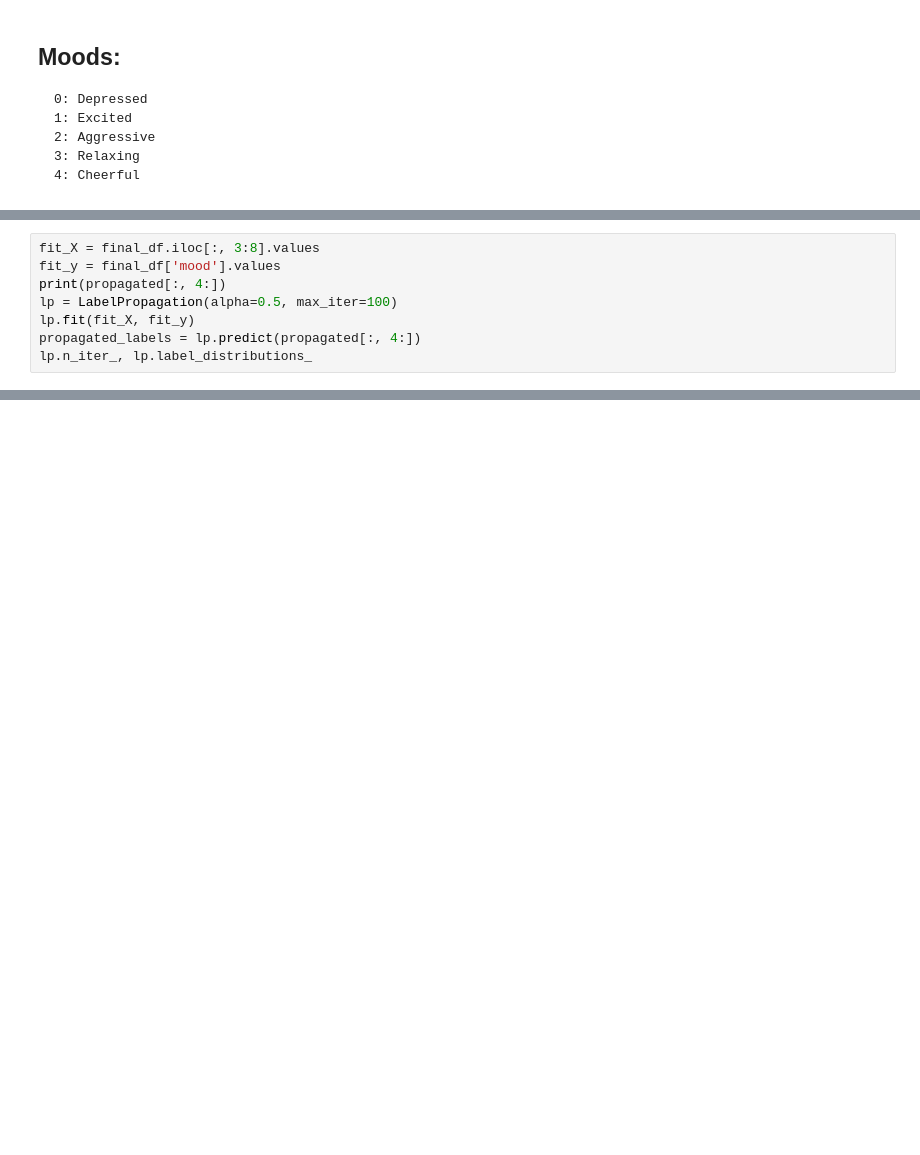
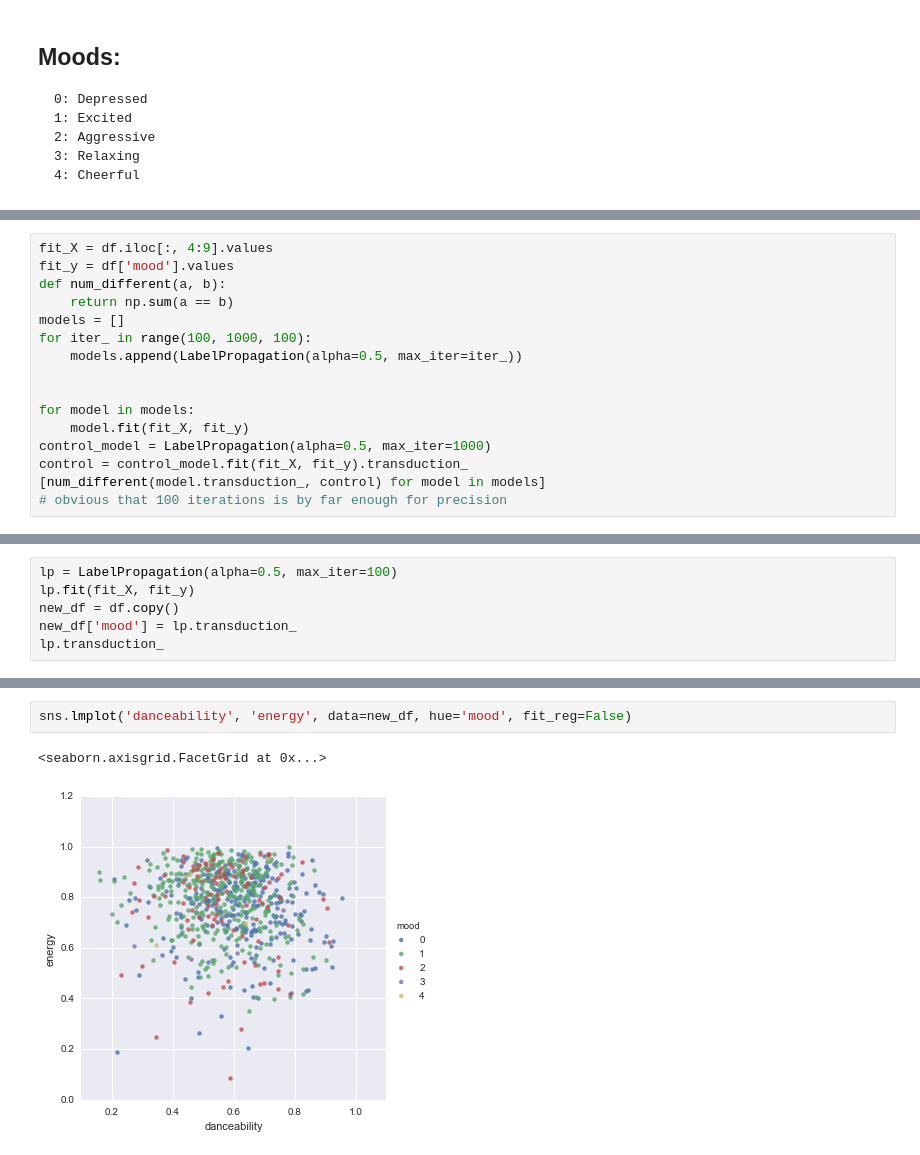
Before and after one commit to chaseWilliams/moodify, a Jupyter notebook: semisup.ipynb, the cells around one changed output, grey strips where cells are left out. Saved outputs shown, nothing was run; the diff lists cells and outputs as text; blank space fills up the shorter version.

```diff
--- a/semisup.ipynb
+++ b/semisup.ipynb
@@ -67,0 +45,16 @@ final_df.to_csv('labeled.csv')
+# %%
+fit_X = df.iloc[:, 4:9].values
+fit_y = df['mood'].values
+def num_different(a, b):
+    return np.sum(a == b)
+models = []
+for iter_ in range(100, 1000, 100):
+    models.append(LabelPropagation(alpha=0.5, max_iter=iter_))
+
+
+for model in models:
+    model.fit(fit_X, fit_y)
+control_model = LabelPropagation(alpha=0.5, max_iter=1000)
+control = control_model.fit(fit_X, fit_y).transduction_
+[num_different(model.transduction_, control) for model in models]
+# obvious that 100 iterations is by far enough for precision
@@ -68,9 +63,7 @@ final_df.to_csv('labeled.csv')
 # %%
-fit_X = final_df.iloc[:, 3:8].values
-fit_y = final_df['mood'].values
-print(propagated[:, 4:])
 lp = LabelPropagation(alpha=0.5, max_iter=100)
 lp.fit(fit_X, fit_y)
-propagated_labels = lp.predict(propagated[:, 4:])
-lp.n_iter_, lp.label_distributions_
+new_df = df.copy()
+new_df['mood'] = lp.transduction_
+lp.transduction_
 # %% [output]
@@ -145,0 +137,5 @@ propagated_df[ propagated_df['mood'] == 2]
+# %%
+sns.lmplot('danceability', 'energy', data=new_df, hue='mood', fit_reg=False)
+# %% [output]
+<seaborn.axisgrid.FacetGrid at 0x...>
+[figure, added]
```
Also changed, not shown: parts of 19 cells of this notebook.
